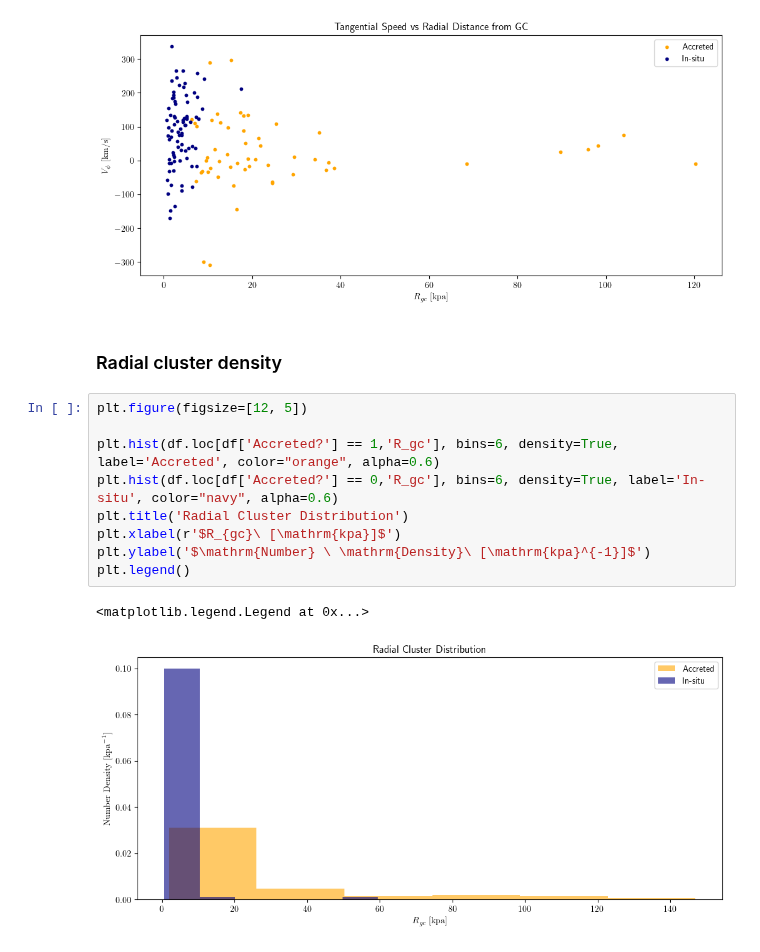
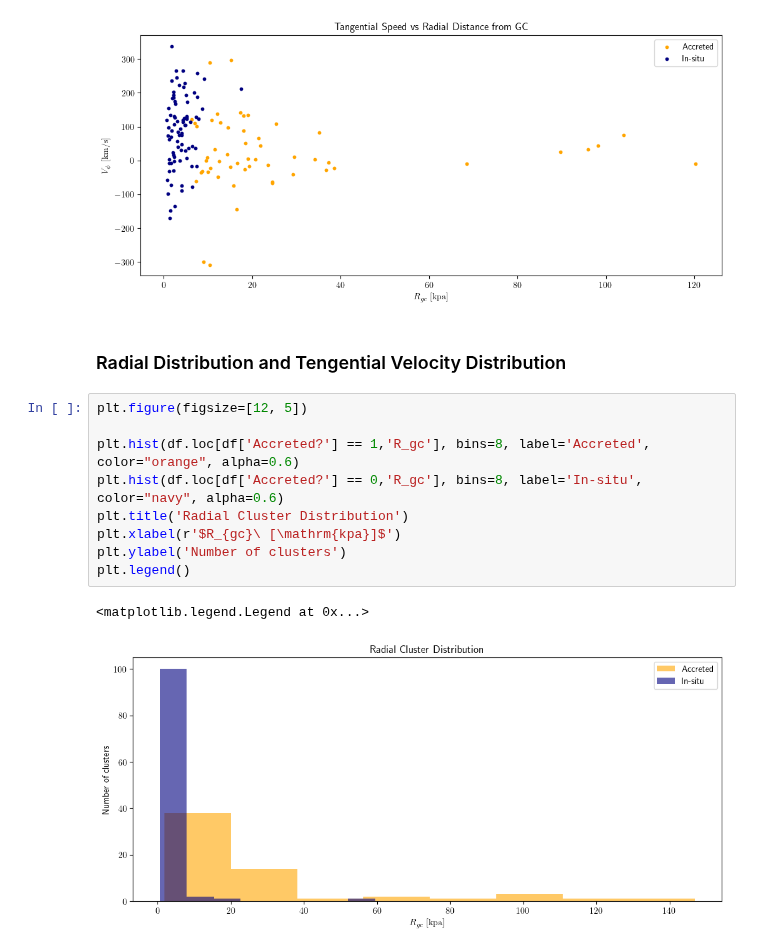
Before and after one commit to Valerii-Radchenkov/3116_Project, a Jupyter notebook: Analysis.ipynb, the cells around one changed output. Cells and saved outputs as stored; diff of their text form.

```diff
--- a/Analysis.ipynb
+++ b/Analysis.ipynb
@@ -134,16 +134,16 @@ plt.legend()
 [figure]
 # %% [markdown]
 ###
-### Radial cluster density
+### Radial Distribution and Tengential Velocity Distribution
 # %%
 plt.figure(figsize=[12, 5])
 
-plt.hist(df.loc[df['Accreted?'] == 1,'R_gc'], bins=6, density=True, label='Accreted', color="orange", alpha=0.6)
-plt.hist(df.loc[df['Accreted?'] == 0,'R_gc'], bins=6, density=True, label='In-situ', color="navy", alpha=0.6)
+plt.hist(df.loc[df['Accreted?'] == 1,'R_gc'], bins=8, label='Accreted', color="orange", alpha=0.6)
+plt.hist(df.loc[df['Accreted?'] == 0,'R_gc'], bins=8, label='In-situ', color="navy", alpha=0.6)
 plt.title('Radial Cluster Distribution')
 plt.xlabel(r'$R_{gc}\ [\mathrm{kpa}]$')
-plt.ylabel('$\mathrm{Number} \ \mathrm{Density}\ [\mathrm{kpa}^{-1}]$')
+plt.ylabel('Number of clusters')
 plt.legend()
 # %% [output]
 <matplotlib.legend.Legend at 0x...>
-[figure, old version]
+[figure, new version]
```
Also changed, not shown: parts of 1 cell of this notebook.
